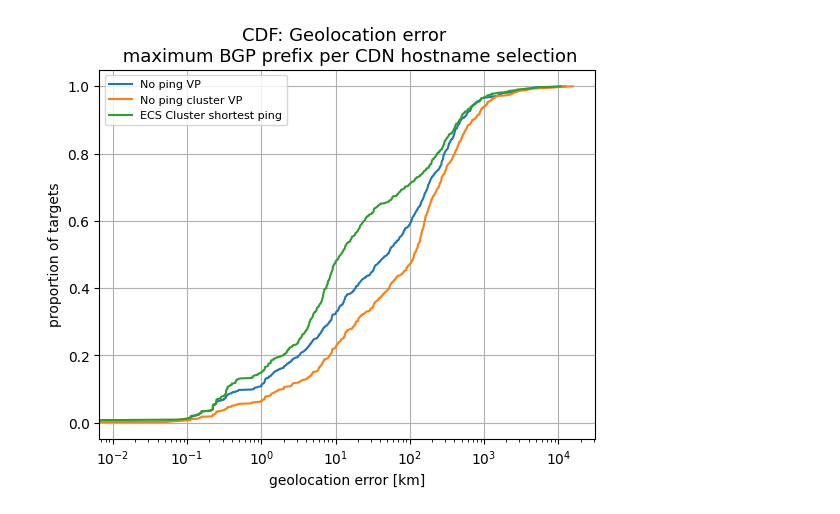
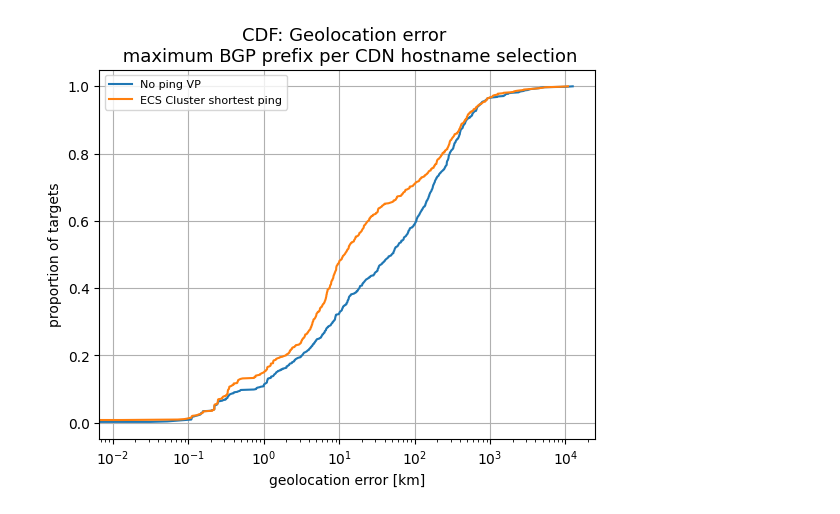
Before and after one commit to dioptra-io/georesolver, a Jupyter notebook: geogiant/analysis/cluster_evaluation.ipynb, the cells around one changed output. Drawn from its saved outputs; the diff is of its cells as text; code cells hidden in the pictures.

```diff
--- a/geogiant/analysis/cluster_evaluation.ipynb
+++ b/geogiant/analysis/cluster_evaluation.ipynb
@@ -112,30 +112,30 @@ logger.info(
 # %%
 results = eval_results[answer_granularity]
 
 fig, ax1 = plt.subplots(1, 1)
 
 x, y = ecdf([r["no_ping_vp"]["d_error"] for r in results.values()])
 ax1.plot(x, y, label=f"No ping VP")
 
-x, y = ecdf([r["no_ping_cluster_vp"]["d_error"] for r in results.values()])
-ax1.plot(x, y, label=f"No ping cluster VP")
+# x, y = ecdf([r["no_ping_cluster_vp"]["d_error"] for r in results.values()])
+# ax1.plot(x, y, label=f"No ping cluster VP")
 
 x, y = ecdf([r["ecs_cluster_shortest_ping_vp"]["d_error"] for r in results.values()])
 
 ax1.plot(x, y, label=f"ECS Cluster shortest ping")
 plt.xlabel("geolocation error [km]")
 plt.ylabel("proportion of targets")
 plt.legend(loc="upper left", fontsize=8)
 plt.xscale("log")
 plt.grid()
 plt.title(
     f"CDF: Geolocation error \n maximum BGP prefix per CDN hostname selection",
     fontsize=13,
 )
-plt.savefig(path_settings.FIGURE_PATH / "geoloc_error_max_bgp_prefix.pdf")
+# plt.savefig(path_settings.FIGURE_PATH / "geoloc_error_max_bgp_prefix.pdf")
 plt.show()
 # %% [output]
-[figure, old version]
+[figure, new version]
 # %%
 granularity = "answer_bgp_prefix"
 results = eval_results[granularity]
```
Also changed, not shown: parts of 2 cells of this notebook, 39 other files.
